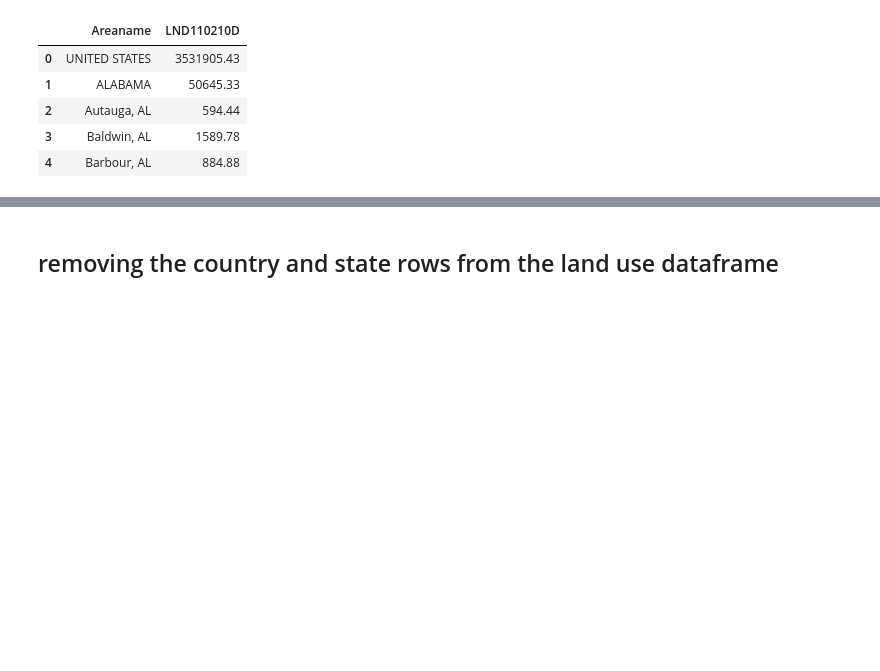
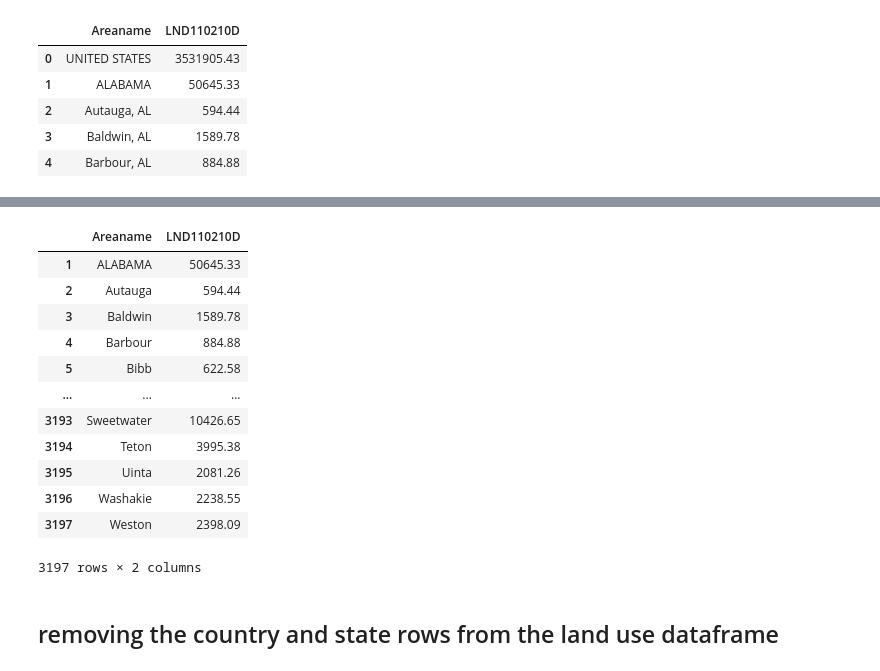
Before and after one commit to Morgen-Henry/Project-1, a Jupyter notebook: censusWrapperPractice.ipynb, the cells around one changed output, grey strips where cells are left out. Cells and saved outputs as stored; diff of their text form; code cells hidden in the pictures; blank space fills up the shorter version.

```diff
--- a/censusWrapperPractice.ipynb
+++ b/censusWrapperPractice.ipynb
@@ -298,3 +330,27 @@ land_use_df.sort_values(by='LND110210D', ascending=False).head(50)
+# %%
+land_use_df = land_use_df.drop([1, 2568, 191, 1625, 1828,
+                                99, 1777, 250, 3174, 2247,
+                                564, 2823, 905, 1338, 1683,
+                                2405, 2026, 1509, 2169, 3005,
+                                398, 1254, 805, 609, 3101,
+                                330, 115, 1925, 1862, 1426, 2284,
+                                1132, 2472, 2080, 2868, 1011,
+                                712, 1197, 2358, 3045])
+land_use_df
+# %% [output]
+|  | Areaname | LND110210D |
+| 1 | ALABAMA | 50645.33 |
+| 2 | Autauga | 594.44 |
+| 3 | Baldwin | 1589.78 |
+| 4 | Barbour | 884.88 |
+| 5 | Bibb | 622.58 |
+| ... | ... | ... |
+| 3193 | Sweetwater | 10426.65 |
+| 3194 | Teton | 3995.38 |
+| 3195 | Uinta | 2081.26 |
+| 3196 | Washakie | 2238.55 |
+| 3197 | Weston | 2398.09 |
+3197 rows × 2 columns
 # %% [markdown]
 ## removing the country and state rows from the land use dataframe
 # %% [markdown]
```
Also changed, not shown: parts of 8 cells of this notebook, 1 other file.
